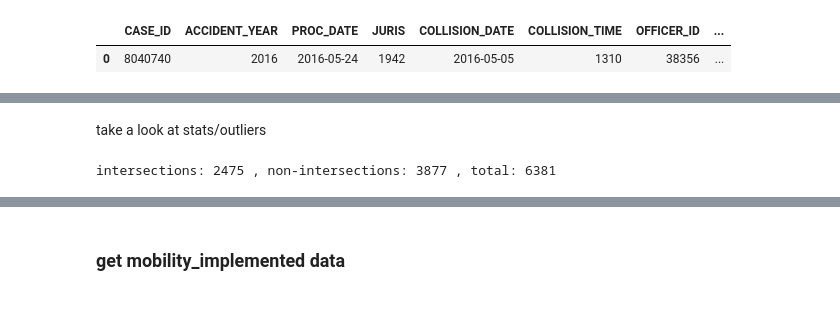
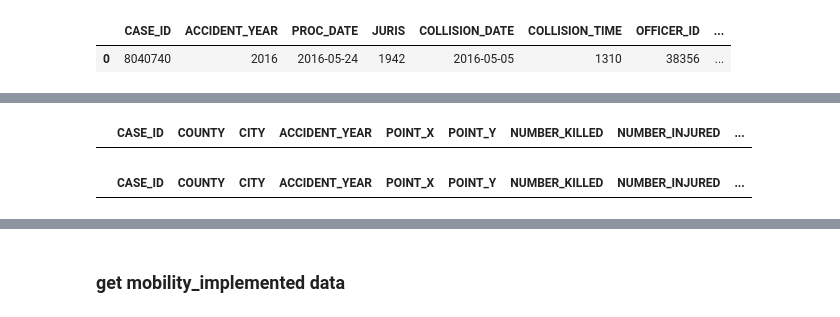
Before and after one commit to streetsforall/hsla_data_analysis, a Jupyter notebook: hsla_injuries_deaths/hsla_injuries_deaths_vs_mobility.ipynb, the cells around one changed output, grey strips where cells are left out. Drawn from its saved outputs; the diff is of its cells as text; code cells hidden in the pictures.

```diff
--- a/hsla_injuries_deaths/hsla_injuries_deaths_vs_mobility.ipynb
+++ b/hsla_injuries_deaths/hsla_injuries_deaths_vs_mobility.ipynb
@@ -128,3 +244,18 @@ display(crashes.head(1))
+# %%
+# it looks like there are no records with no injuries/deaths
+display(crashes[
+    (crashes.NUMBER_KILLED==0)&
+    (crashes.NUMBER_INJURED==0)&
+    (crashes.COUNT_SEVERE_INJ==0)
+])
+display(crashes[
+    (crashes.NUMBER_KILLED.isnull())|
+    (crashes.NUMBER_INJURED.isnull())|
+    (crashes.COUNT_SEVERE_INJ.isnull())
+])
+# %% [output]
+|  | CASE_ID | COUNTY | CITY | ACCIDENT_YEAR | POINT_X | POINT_Y | NUMBER_KILLED | NUMBER_INJURED | ... |
+|  | CASE_ID | COUNTY | CITY | ACCIDENT_YEAR | POINT_X | POINT_Y | NUMBER_KILLED | NUMBER_INJURED | ... |
 # %%
 #create geodataframe
 crashes_gdf = gpd.GeoDataFrame(
@@ -132,13 +263,3 @@ crashes_gdf = gpd.GeoDataFrame(
     geometry=gpd.points_from_xy(crashes['POINT_X'], crashes['POINT_Y'])
 )
 crashes_gdf.crs = 'EPSG:4326'
-# %% [markdown]
-take a look at stats/outliers
-# %%
-print(
-    'intersections:', crashes[crashes.INTERSECTION=='Y'].shape[0],
-    ', non-intersections:', crashes[crashes.INTERSECTION=='N'].shape[0],
-    ', total:', crashes.shape[0]
-)
-# %% [output]
-intersections: 2475 , non-intersections: 3877 , total: 6381
```
Also changed, not shown: parts of 18 cells of this notebook.
